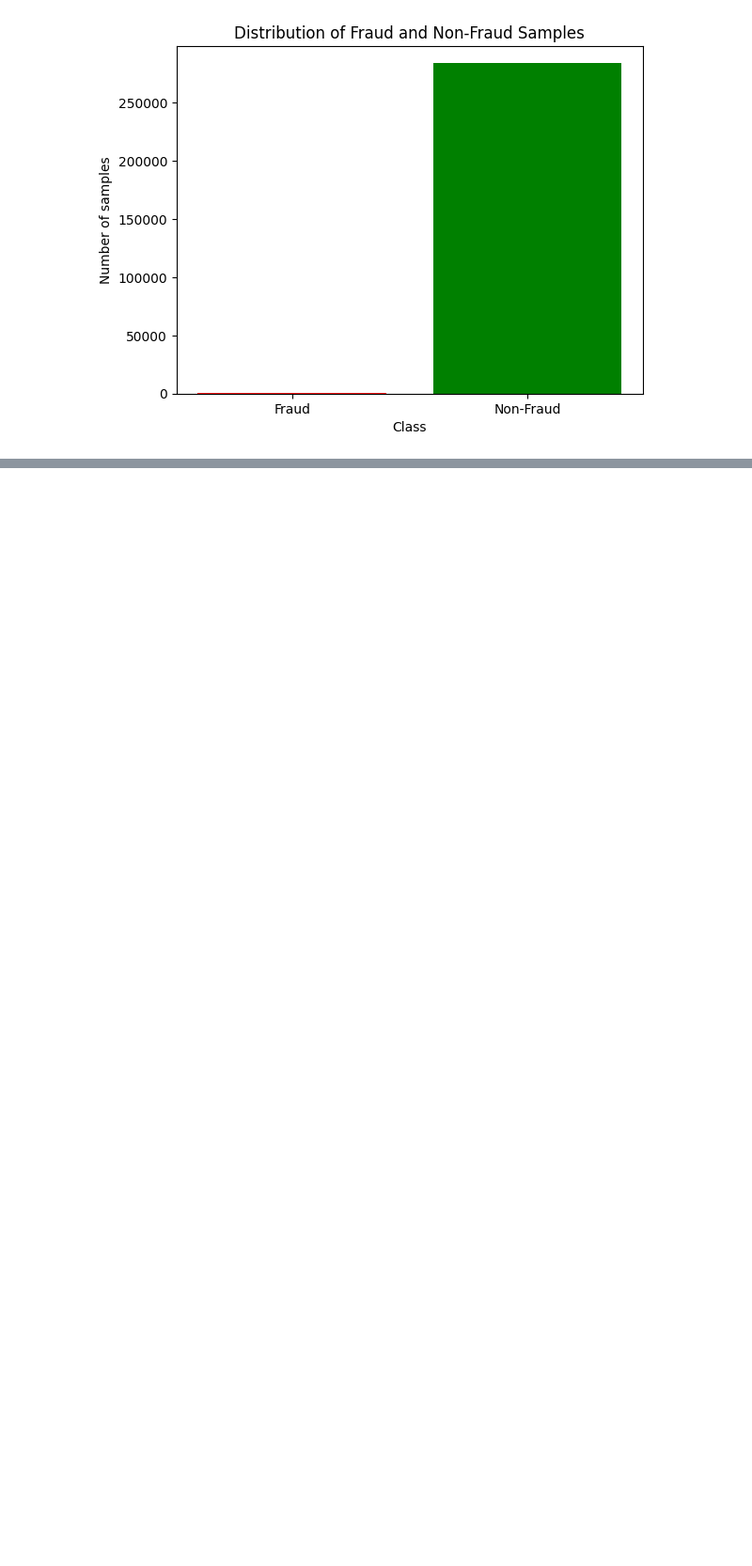
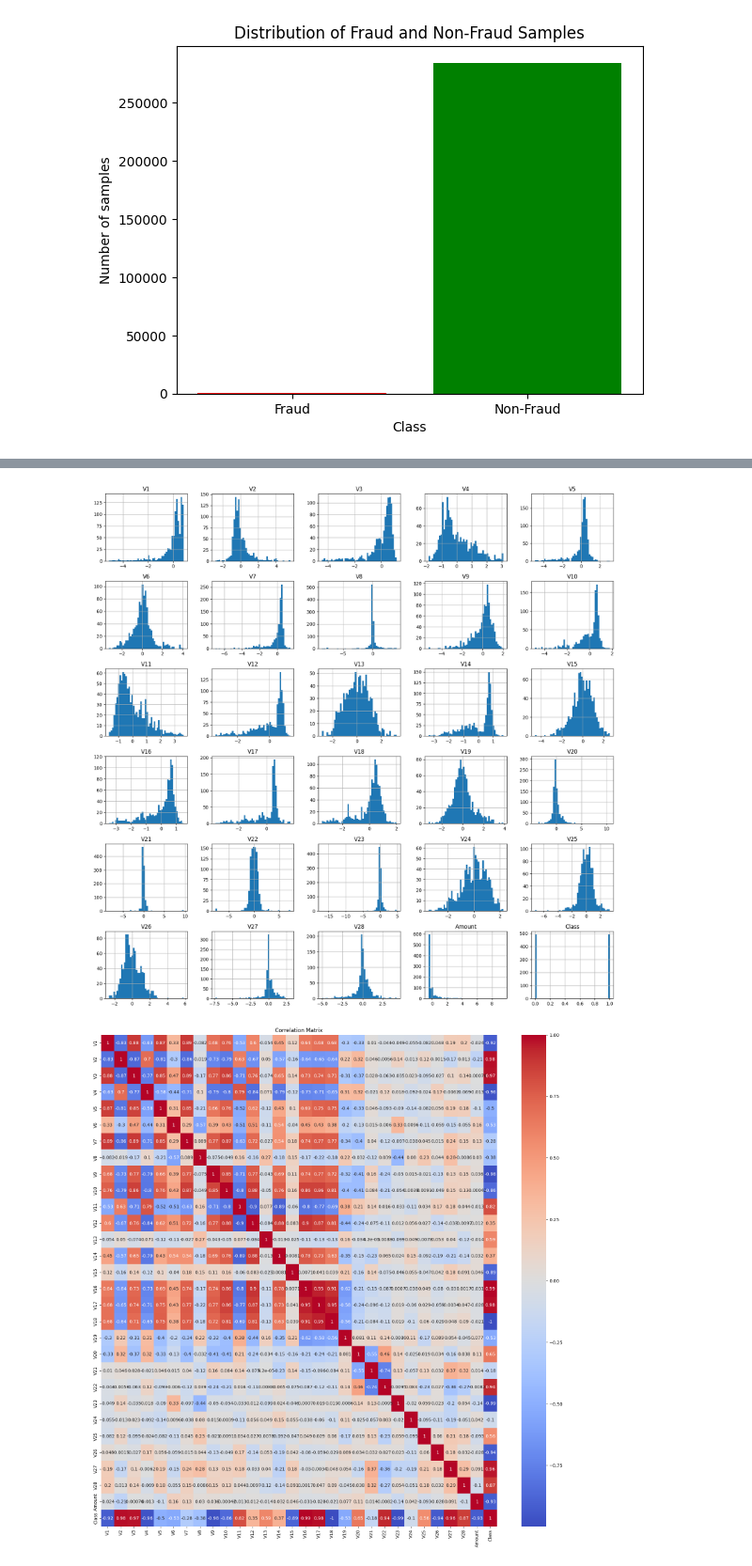
Before and after one commit to andreaoliveira9/Projeto-TAA-1, a Jupyter notebook: Project.ipynb, the cells around one changed output, grey strips where cells are left out. Shown at 94% size. Drawn from its saved outputs; the diff is of its cells as text; code cells hidden in the pictures; blank space fills up the shorter version.

Commit message:
feature analysis

```diff
--- a/Project.ipynb
+++ b/Project.ipynb
@@ -123,0 +175,8 @@ Percentage of non-fraud samples:  99.827 %
+# %%
+# Using the StandardScaler to normalize the data
+from sklearn.preprocessing import StandardScaler
+
+X = StandardScaler().fit_transform(X)
+X = pd.DataFrame(X, columns=features)
+
+data = pd.concat([X, Y], axis=1)
@@ -123,0 +187,28 @@ Percentage of non-fraud samples:  99.827 %
+# %%
+# Feature Analysis
+
+# Histograms
+data.hist(figsize=(20, 20), bins=50)
+plt.show()
+
+# Correlation matrix
+correlation_matrix = data.corr()
+
+# Plotting the correlation matrix
+import seaborn as sns
+
+plt.figure(figsize=(20, 20))
+sns.heatmap(correlation_matrix, annot=True, cmap='coolwarm')
+plt.title('Correlation Matrix')
+plt.show()
+
+# Selecting the features with the highest correlation with the label column
+correlation = correlation_matrix['Class'].sort_values(ascending=False)
+print(correlation)
+
+# Selecting the features with the highest correlation with the label column
+correlation = correlation_matrix['Class'].sort_values(ascending=False)
+print(correlation)
+# %% [output]
+[figure, added]
+[figure, added]
```
Also changed, not shown: parts of 6 cells of this notebook.
